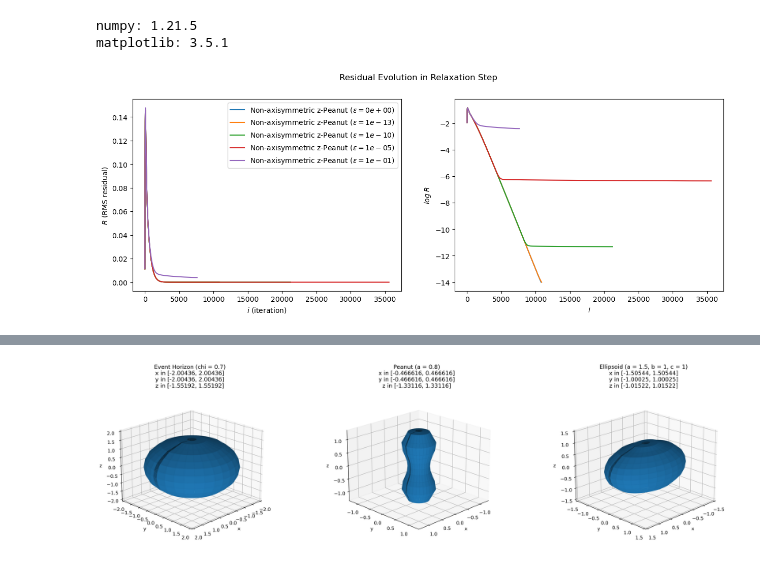
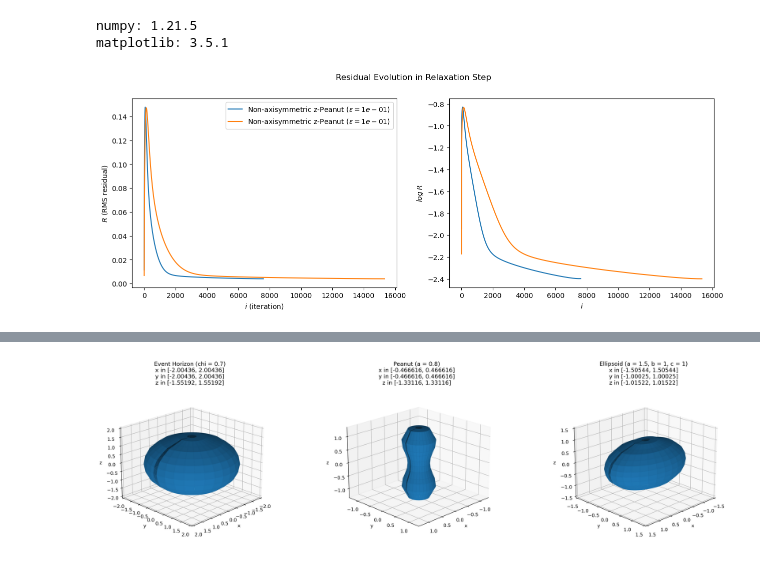
Before and after one commit to iago-mendes/eucled, a Jupyter notebook: src/exercises/08-embedding/assets/plots.ipynb, the cells around one changed output, grey strips where cells are left out. Saved outputs shown, nothing was run; the diff lists cells and outputs as text; code cells hidden in the pictures.

```diff
--- a/src/exercises/08-embedding/assets/plots.ipynb
+++ b/src/exercises/08-embedding/assets/plots.ipynb
@@ -22,14 +22,16 @@ entries = [
 	# [np.genfromtxt('residuals_horizon_15x60.csv', delimiter=','), 'Horizon 15x60'],
 	# [np.genfromtxt('residuals_peanut_15x60.csv', delimiter=','), 'z-Peanut 15x60'],
 	# [np.genfromtxt('residuals_ellipsoid_15x60.csv', delimiter=','), 'Ellipsoid 15x60'],
+	# [np.genfromtxt('residuals_ellipsoid_20x80.csv', delimiter=','), 'Ellipsoid 20x80'],
 	# [np.genfromtxt('residuals_numerical_15x60.csv', delimiter=','), 'x-Peanut 15x60'],
 	# [np.genfromtxt('residuals_nonaxi_peanut1_15x60.csv', delimiter=','), 'Non-axi. z-Peanut 15x60'],
 	# [np.genfromtxt('residuals_nonaxi_peanut_15x60.csv', delimiter=','), 'Non-axi. z-Peanut 15x60'],
-	[np.genfromtxt('residuals_nonaxi_peanut_0e+00_15x60.csv', delimiter=','), r'Non-axisymmetric z-Peanut $(\epsilon = 0e+00)$'],
-	[np.genfromtxt('residuals_nonaxi_peanut_1e-13_15x60.csv', delimiter=','), r'Non-axisymmetric z-Peanut $(\epsilon = 1e-13)$'],
-	[np.genfromtxt('residuals_nonaxi_peanut_1e-10_15x60.csv', delimiter=','), r'Non-axisymmetric z-Peanut $(\epsilon = 1e-10)$'],
-	[np.genfromtxt('residuals_nonaxi_peanut_1e-05_15x60.csv', delimiter=','), r'Non-axisymmetric z-Peanut $(\epsilon = 1e-05)$'],
+	# [np.genfromtxt('residuals_nonaxi_peanut_0e+00_15x60.csv', delimiter=','), r'Non-axisymmetric z-Peanut $(\epsilon = 0e+00)$'],
+	# [np.genfromtxt('residuals_nonaxi_peanut_1e-13_15x60.csv', delimiter=','), r'Non-axisymmetric z-Peanut $(\epsilon = 1e-13)$'],
+	# [np.genfromtxt('residuals_nonaxi_peanut_1e-10_15x60.csv', delimiter=','), r'Non-axisymmetric z-Peanut $(\epsilon = 1e-10)$'],
+	# [np.genfromtxt('residuals_nonaxi_peanut_1e-05_15x60.csv', delimiter=','), r'Non-axisymmetric z-Peanut $(\epsilon = 1e-05)$'],
 	[np.genfromtxt('residuals_nonaxi_peanut_1e-01_15x60.csv', delimiter=','), r'Non-axisymmetric z-Peanut $(\epsilon = 1e-01)$'],
+	[np.genfromtxt('residuals_nonaxi_peanut_15x60.csv', delimiter=','), r'Non-axisymmetric z-Peanut $(\epsilon = 1e-01)$'],
 ]
 
 
@@ -37,34 +39,34 @@ for entry in entries:
 	i_values = entry[0][:,0]
 	residuals = entry[0][:,1]
 
 	label = entry[1]
 
 	# log_i_values = []
 	# for i in i_values:
 	# 	log_i_values.append(np.log(i) / np.log(10))
 
 	log_residuals = []
 	for residual in residuals:
 		log_residuals.append(np.log(residual) / np.log(10))
 
 	ax1.plot(i_values, residuals, label = label)
 	ax1.set(xlabel='$i$ (iteration)', ylabel='$R$ (RMS residual)')
 
 
 	ax2.plot(i_values, log_residuals, label = label)
 	ax2.set(xlabel='$i$', ylabel='$log \; R$')
 	# ax2.plot(log_i_values, log_residuals)
 	# ax2.set(xlabel='$\log \; i$', ylabel='$\log \; R$')
 
 fig.suptitle('Residual Evolution in Relaxation Step')
 fig.set_size_inches(15, 5, forward=True)
 fig.set_dpi(100)
 
 ax1.legend()
 # ax2.legend()
 plt.show()
 # %% [output]
-[figure, old version]
+[figure, new version]
 # %%
 # RESIDUAL DISTRIBUTION ANIMATION
 
```
Also changed, not shown: parts of 6 cells of this notebook, 1 other file.
